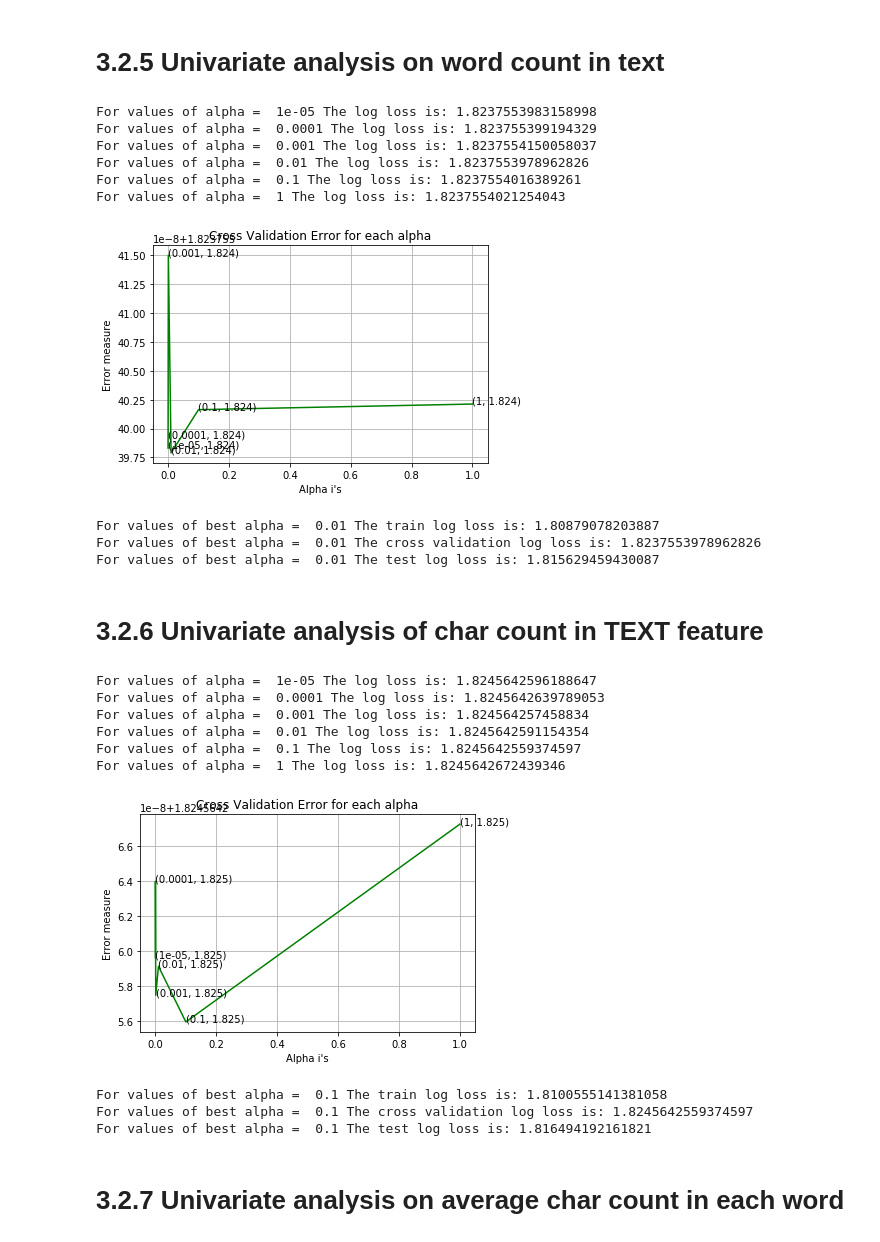
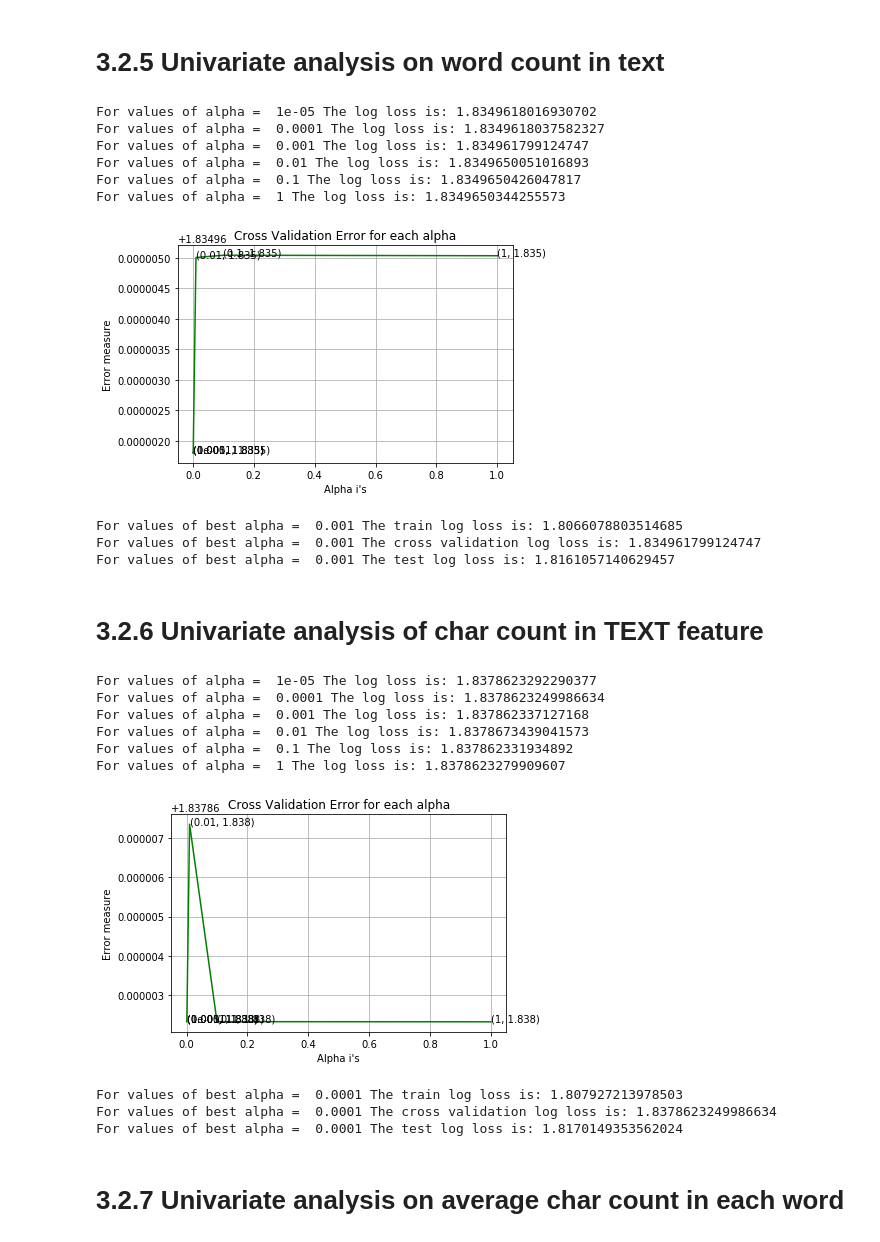
Before and after one commit to aiyazsarwar/Personalized-cancer-Diagnosis, a Jupyter notebook: PersonalizedCancerDiagnosis-FeatureEngineering.ipynb, the cells around one changed output. Cells and saved outputs as stored; diff of their text form; code cells hidden in the pictures.

```diff
--- a/PersonalizedCancerDiagnosis-FeatureEngineering.ipynb
+++ b/PersonalizedCancerDiagnosis-FeatureEngineering.ipynb
@@ -229,8 +220,8 @@ data['avgWordLength'] = abs (data['charCountText'] / data['wordCountText'])
 # %%
 #Feature 5 : count of stopwords (we would be removing the stopwords later,so getting the count as it might contain some additional information)
 
-#data['countStopwords'] = data_text['TEXT'].apply(lambda x : len([y for y in str(x).split(' ') if y in stop]))
+data['countStopwords'] = data_text['TEXT'].apply(lambda x : len([y for y in str(x).split(' ') if y in stop]))
 # %%
 #Feature 6 : getting sentiment of the text using TEXTBLOB.1 refers pure positive and -1 as pure negative.sentiment 1 might have positive text which could indicate the person is disease free or sure of it.
 
-#data['textSentiment'] = data_text['TEXT'].apply(lambda x : TextBlob(str(x)).sentiment[0])
+data['textSentiment'] = data_text['TEXT'].apply(lambda x : TextBlob(str(x)).sentiment[0])
@@ -246,3 +228,6 @@ data.head()
+# %%
+#Mapping the negative sentiments to 0 and positive to 1
+data['textSentiment'] = data['textSentiment'].apply(lambda x : 0 if x < 0 else 1)
 # %% [markdown]
 <h3>3.1.3. Preprocessing of text</h3>
 # %%
@@ -336,9 +321,9 @@ Number of data points in cross validation data: 532
 <h4>3.1.4.2. Distribution of y_i's in Train, Test and Cross Validation datasets</h4>
 # %%
 # it returns a dict, keys as class labels and values as the number of data points in that class
-train_class_distribution = train_df['Class'].value_counts().sortlevel()
-test_class_distribution = test_df['Class'].value_counts().sortlevel()
-cv_class_distribution = cv_df['Class'].value_counts().sortlevel()
+train_class_distribution = train_df['Class'].value_counts().sort_values()
+test_class_distribution = test_df['Class'].value_counts().sort_values()
+cv_class_distribution = cv_df['Class'].value_counts().sort_values()
 
 my_colors = 'rgbkymc'
 train_class_distribution.plot(kind='bar')
@@ -1369,43 +1379,46 @@ for i in alpha:
     sig_clf = CalibratedClassifierCV(clf, method="sigmoid")
     sig_clf.fit(train_df.wordCountText.values.reshape(-1,1), y_train)
     predict_y = sig_clf.predict_proba(cv_df.wordCountText.values.reshape(-1,1))
 
     cv_log_error_array.append(log_loss(y_cv, predict_y, labels=clf.classes_, eps=1e-15))
     print('For values of alpha = ', i, "The log loss is:",log_loss(y_cv, predict_y, labels=clf.classes_, eps=1e-15))
 
 fig, ax = plt.subplots()
 ax.plot(alpha, cv_log_error_array,c='g')
 for i, txt in enumerate(np.round(cv_log_error_array,3)):
     ax.annotate((alpha[i],np.round(txt,3)), (alpha[i],cv_log_error_array[i]))
 plt.grid()
 plt.title("Cross Validation Error for each alpha")
 plt.xlabel("Alpha i's")
 plt.ylabel("Error measure")
 plt.show()
 
 best_alpha = np.argmin(cv_log_error_array)
 clf = SGDClassifier(alpha=alpha[best_alpha], penalty='l2', loss='log', random_state=42)
 clf.fit(train_df.wordCountText.values.reshape(-1,1), y_train)
 sig_clf = CalibratedClassifierCV(clf, method="sigmoid")
 sig_clf.fit(train_df.wordCountText.values.reshape(-1,1), y_train)
 
 predict_y = sig_clf.predict_proba(train_df.wordCountText.values.reshape(-1,1))
+wcount_feat_log_loss_train = log_loss(y_train, predict_y, labels=clf.classes_, eps=1e-15)
 print('For values of best alpha = ', alpha[best_alpha], "The train log loss is:",log_loss(y_train, predict_y, labels=clf.classes_, eps=1e-15))
 predict_y = sig_clf.predict_proba(cv_df.wordCountText.values.reshape(-1,1))
+wcount_feat_log_loss_cv = log_loss(y_cv, predict_y, labels=clf.classes_, eps=1e-15)
 print('For values of best alpha = ', alpha[best_alpha], "The cross validation log loss is:",log_loss(y_cv, predict_y, labels=clf.classes_, eps=1e-15))
 predict_y = sig_clf.predict_proba(test_df.wordCountText.values.reshape(-1,1))
+wcount_feat_log_loss_test = log_loss(y_test, predict_y, labels=clf.classes_, eps=1e-15)
 print('For values of best alpha = ', alpha[best_alpha], "The test log loss is:",log_loss(y_test, predict_y, labels=clf.classes_, eps=1e-15))
 # %% [output]
-For values of alpha =  1e-05 The log loss is: 1.8237553983158998
-For values of alpha =  0.0001 The log loss is: 1.823755399194329
-For values of alpha =  0.001 The log loss is: 1.8237554150058037
-For values of alpha =  0.01 The log loss is: 1.8237553978962826
-For values of alpha =  0.1 The log loss is: 1.8237554016389261
-For values of alpha =  1 The log loss is: 1.8237554021254043
+For values of alpha =  1e-05 The log loss is: 1.8349618016930702
+For values of alpha =  0.0001 The log loss is: 1.8349618037582327
+For values of alpha =  0.001 The log loss is: 1.834961799124747
+For values of alpha =  0.01 The log loss is: 1.8349650051016893
+For values of alpha =  0.1 The log loss is: 1.8349650426047817
+For values of alpha =  1 The log loss is: 1.8349650344255573
-[figure, old version]
+[figure, new version]
-For values of best alpha =  0.01 The train log loss is: 1.80879078203887
-For values of best alpha =  0.01 The cross validation log loss is: 1.8237553978962826
-For values of best alpha =  0.01 The test log loss is: 1.815629459430087
+For values of best alpha =  0.001 The train log loss is: 1.8066078803514685
+For values of best alpha =  0.001 The cross validation log loss is: 1.834961799124747
+For values of best alpha =  0.001 The test log loss is: 1.8161057140629457
 # %% [markdown]
 # 3.2.6 Univariate analysis of char count in TEXT feature
 # %%
@@ -1448,22 +1461,25 @@ sig_clf = CalibratedClassifierCV(clf, method="sigmoid")
 sig_clf.fit(train_df.charCountText.values.reshape(-1,1), y_train)
 
 predict_y = sig_clf.predict_proba(train_df.charCountText.values.reshape(-1,1))
+charCount_feat_log_loss_train = log_loss(y_train, predict_y, labels=clf.classes_, eps=1e-15)
 print('For values of best alpha = ', alpha[best_alpha], "The train log loss is:",log_loss(y_train, predict_y, labels=clf.classes_, eps=1e-15))
 predict_y = sig_clf.predict_proba(cv_df.charCountText.values.reshape(-1,1))
+charCount_feat_log_loss_cv = log_loss(y_cv, predict_y, labels=clf.classes_, eps=1e-15)
 print('For values of best alpha = ', alpha[best_alpha], "The cross validation log loss is:",log_loss(y_cv, predict_y, labels=clf.classes_, eps=1e-15))
 predict_y = sig_clf.predict_proba(test_df.charCountText.values.reshape(-1,1))
+charCount_feat_log_loss_test = log_loss(y_test, predict_y, labels=clf.classes_, eps=1e-15)
 print('For values of best alpha = ', alpha[best_alpha], "The test log loss is:",log_loss(y_test, predict_y, labels=clf.classes_, eps=1e-15))
 # %% [output]
-For values of alpha =  1e-05 The log loss is: 1.8245642596188647
-For values of alpha =  0.0001 The log loss is: 1.8245642639789053
-For values of alpha =  0.001 The log loss is: 1.824564257458834
-For values of alpha =  0.01 The log loss is: 1.8245642591154354
-For values of alpha =  0.1 The log loss is: 1.8245642559374597
-For values of alpha =  1 The log loss is: 1.8245642672439346
+For values of alpha =  1e-05 The log loss is: 1.8378623292290377
+For values of alpha =  0.0001 The log loss is: 1.8378623249986634
+For values of alpha =  0.001 The log loss is: 1.837862337127168
+For values of alpha =  0.01 The log loss is: 1.8378673439041573
+For values of alpha =  0.1 The log loss is: 1.837862331934892
+For values of alpha =  1 The log loss is: 1.8378623279909607
-[figure, old version]
+[figure, new version]
-For values of best alpha =  0.1 The train log loss is: 1.8100555141381058
-For values of best alpha =  0.1 The cross validation log loss is: 1.8245642559374597
-For values of best alpha =  0.1 The test log loss is: 1.816494192161821
+For values of best alpha =  0.0001 The train log loss is: 1.807927213978503
+For values of best alpha =  0.0001 The cross validation log loss is: 1.8378623249986634
+For values of best alpha =  0.0001 The test log loss is: 1.8170149353562024
 # %% [markdown]
 # 3.2.7 Univariate analysis on average char count in each word
 # %%
```
Also changed, not shown: parts of 79 cells of this notebook, 1 other file.
